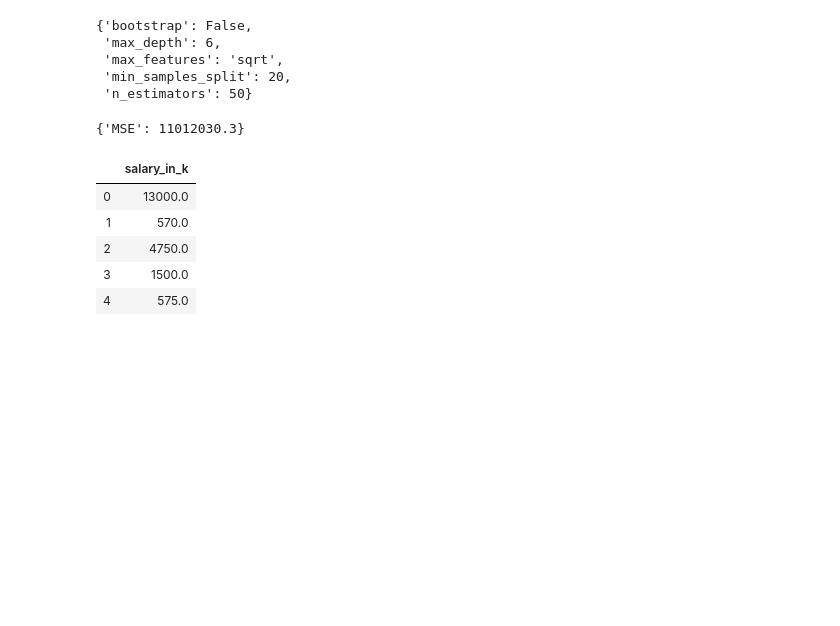
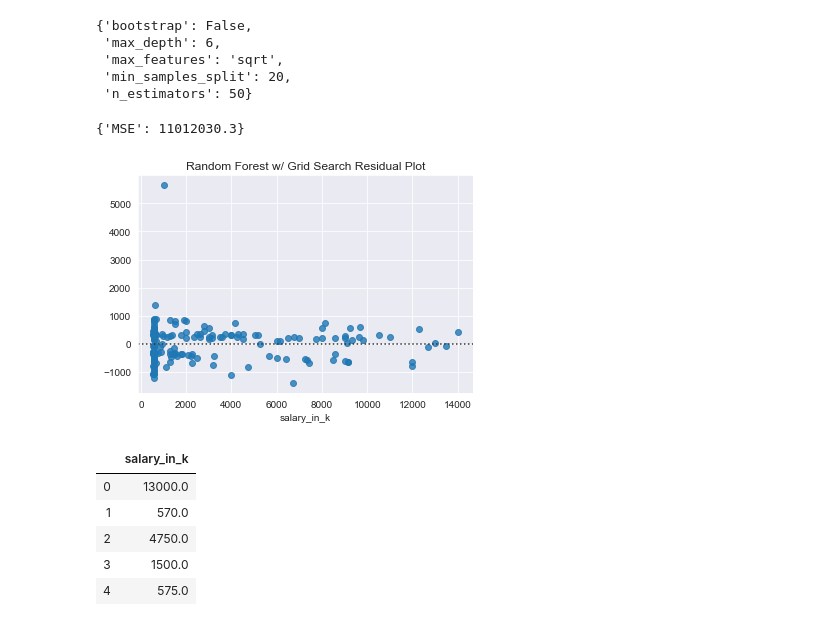
Before and after one commit to mcerow/baseball_salaries, a Jupyter notebook: blog_4.ipynb, the cells around one changed output. Cells and saved outputs as stored; diff of their text form; code cells hidden in the pictures; blank space fills up the shorter version.

```diff
--- a/blog_4.ipynb
+++ b/blog_4.ipynb
@@ -471,6 +483,12 @@ grid_dict = {'MSE': grid_mse}
 grid_dict
 # %% [output]
 {'MSE': 11012030.3}
+# %%
+sns.residplot(y_test, grid_predict)
+plt.title('Random Forest w/ Grid Search Residual Plot')
+plt.show()
+# %% [output]
+[figure, added]
 # %%
 actuals = y_test.reset_index()
 actuals = actuals.drop(columns=['index'], axis=1)
```
Also changed, not shown: parts of 8 cells of this notebook.
